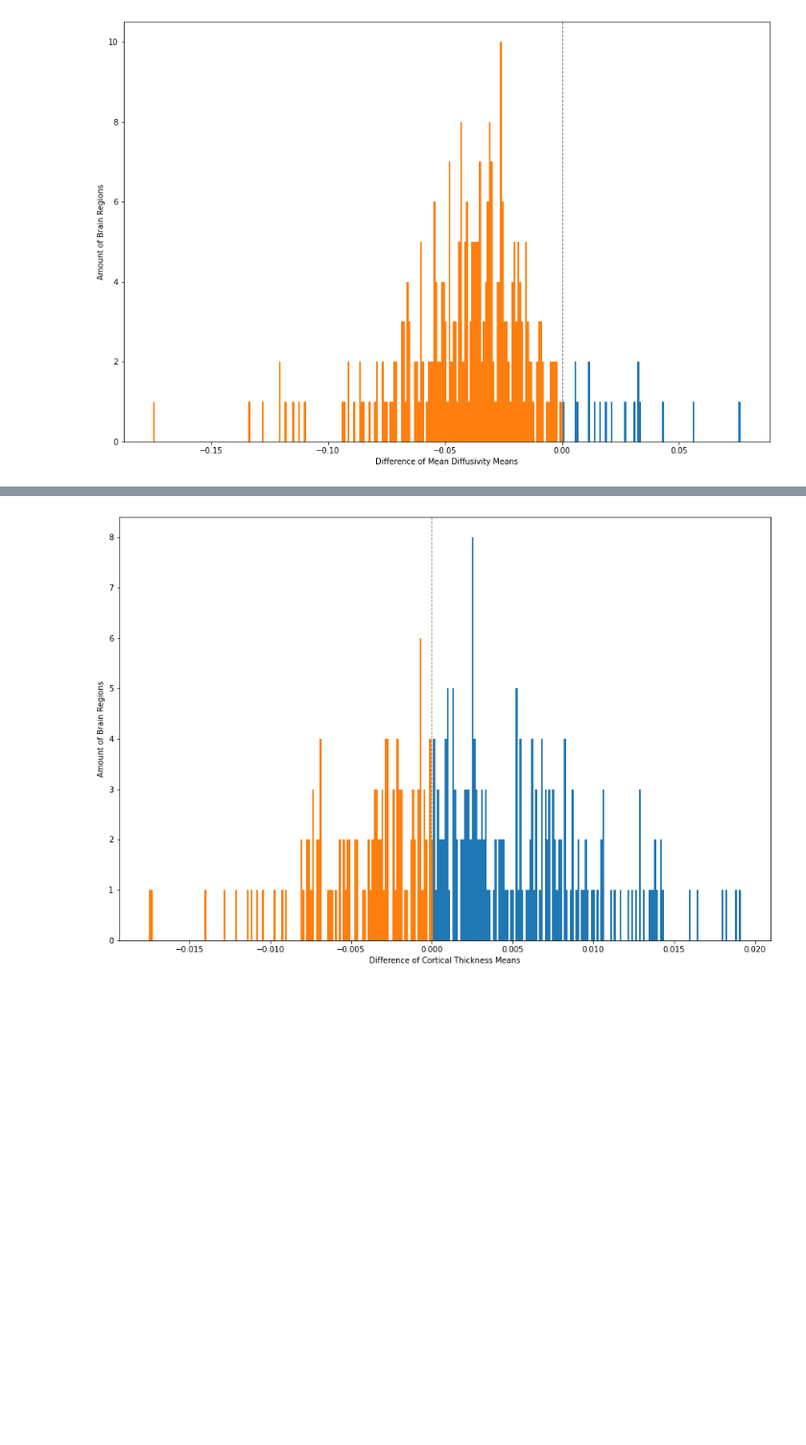
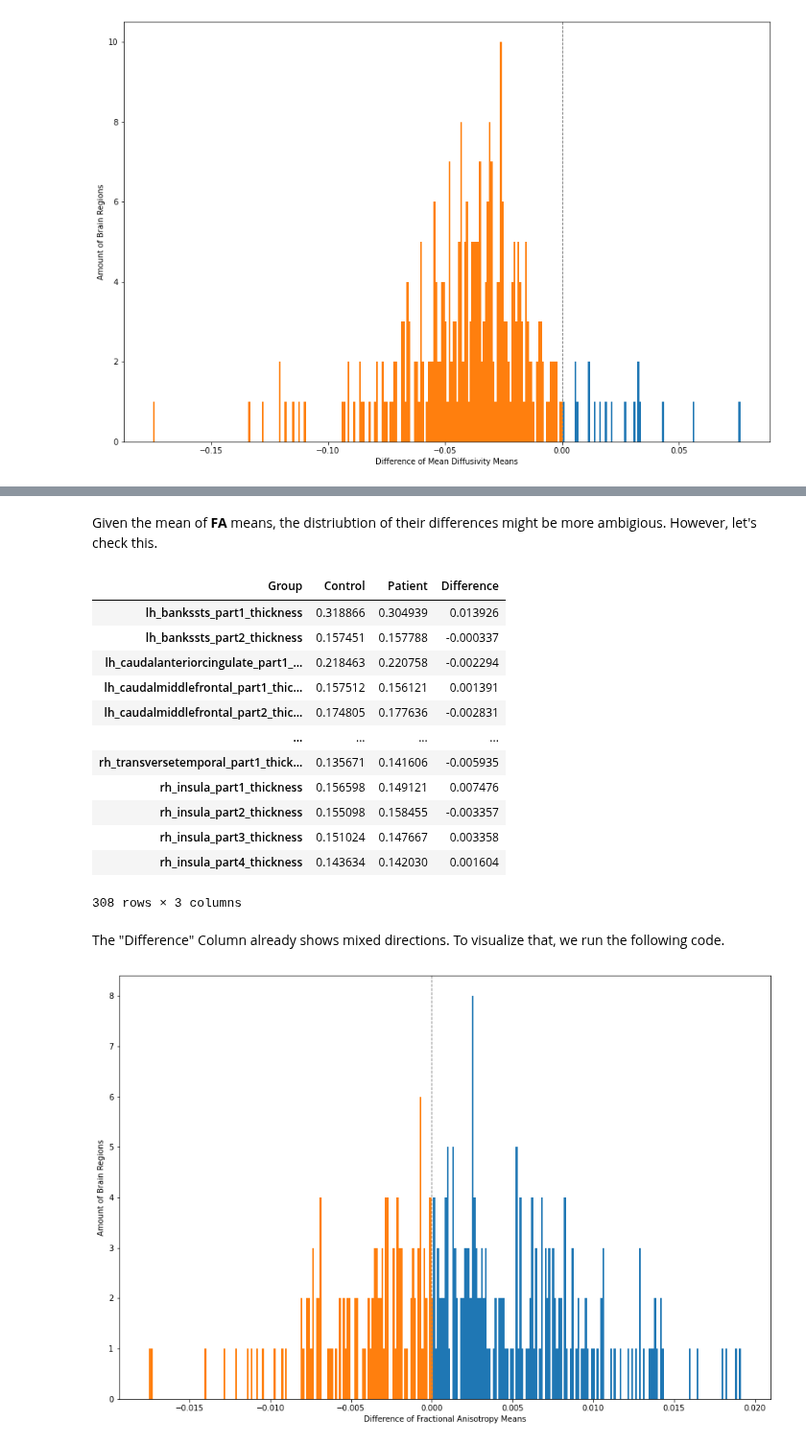
Before and after one commit to mello-y/MSc5_research_project, a Jupyter notebook: content/code/Data_exploration.ipynb, the cells around one changed output, grey strips where cells are left out. Shown at 96% size. Saved outputs shown, nothing was run; the diff lists cells and outputs as text; code cells hidden in the pictures; blank space fills up the shorter version.

```diff
--- a/content/code/Data_exploration.ipynb
+++ b/content/code/Data_exploration.ipynb
@@ -610,3 +640,27 @@ MD_means_T.loc[MD_means_T['Difference'] > 0]
+# %% [markdown]
+Given the mean of  **FA** means, the distriubtion of their differences might be more ambigious. However, let's check this.
+# %%
+#compute difference
+
+FA_means_T['Difference'] = FA_means_T.iloc[:,0] - FA_means_T.iloc[:,1]
+
+FA_means_T
+# %% [output]
+| Group | Control | Patient | Difference |
+| lh_bankssts_part1_thickness | 0.318866 | 0.304939 | 0.013926 |
+| lh_bankssts_part2_thickness | 0.157451 | 0.157788 | -0.000337 |
+| lh_caudalanteriorcingulate_part1_... | 0.218463 | 0.220758 | -0.002294 |
+| lh_caudalmiddlefrontal_part1_thic... | 0.157512 | 0.156121 | 0.001391 |
+| lh_caudalmiddlefrontal_part2_thic... | 0.174805 | 0.177636 | -0.002831 |
+| ... | ... | ... | ... |
+| rh_transversetemporal_part1_thick... | 0.135671 | 0.141606 | -0.005935 |
+| rh_insula_part1_thickness | 0.156598 | 0.149121 | 0.007476 |
+| rh_insula_part2_thickness | 0.155098 | 0.158455 | -0.003357 |
+| rh_insula_part3_thickness | 0.151024 | 0.147667 | 0.003358 |
+| rh_insula_part4_thickness | 0.143634 | 0.142030 | 0.001604 |
+308 rows × 3 columns
+# %% [markdown]
+The "Difference" Column already shows mixed directions. To visualize that, we run the following code.
 # %%
 import numpy as np
 import matplotlib.pyplot as plt
```
Also changed, not shown: parts of 28 cells of this notebook.
